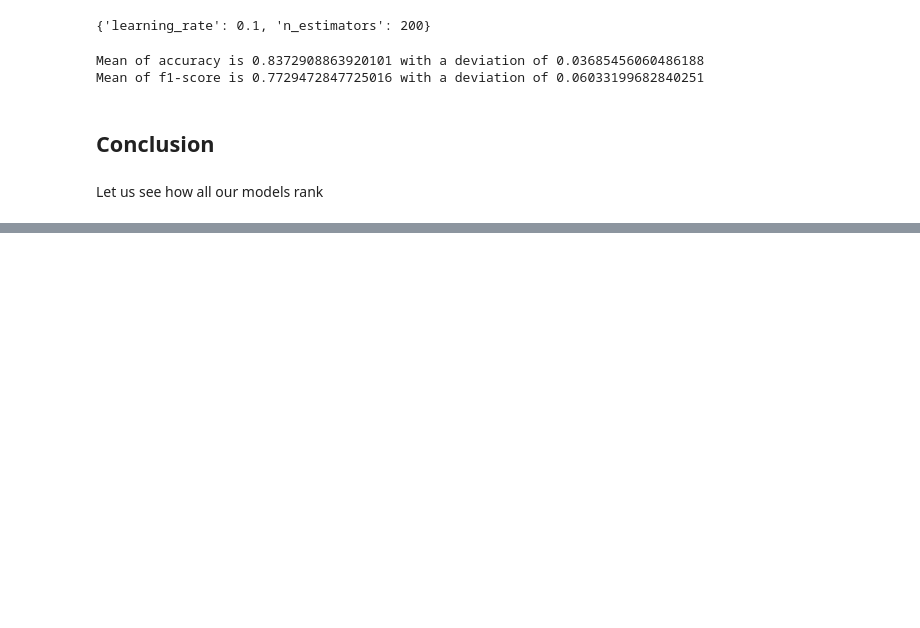
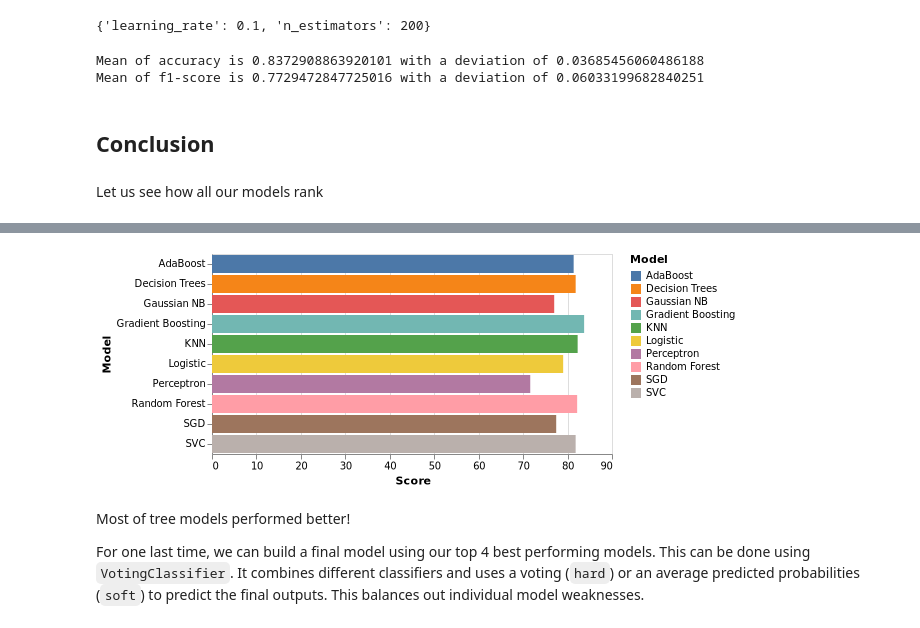
Before and after one commit to nvmcr/My_Portfolio, a Jupyter notebook: Notebook.ipynb, the cells around one changed output, grey strips where cells are left out. Drawn from its saved outputs; the diff is of its cells as text; code cells hidden in the pictures; blank space fills up the shorter version.

Commit message:
Notebook Done

```diff
--- a/Notebook.ipynb
+++ b/Notebook.ipynb
@@ -1507,4 +1507,17 @@ Summary.sort_values(by='Score', ascending=False)
 | 1 | Perceptron | 71.605 |
+# %%
+alt.Chart(Summary).mark_bar().encode(
+    alt.X('Score:Q'),
+    alt.Y('Model:N'),
+    tooltip = [alt.Tooltip('Score:Q', title = 'Accuracy:')], #Must be given inside a list([]) to change label
+    color = 'Model'
+)
+# %% [output]
+[figure, added]
+# %% [markdown]
+Most of tree models performed better!
+
+For one last time, we can build a final model using our top 4 best performing models. This can be done using `VotingClassifier`. It combines different classifiers and uses a voting (`hard`) or an average predicted probabilities (`soft`) to predict the final outputs. This balances out individual model weaknesses.
 # %%
 GB_best = grid_gb.best_estimator_
 RF_best = grid_rf.best_estimator_
```
Also changed, not shown: parts of 36 cells of this notebook, 1 other file.
